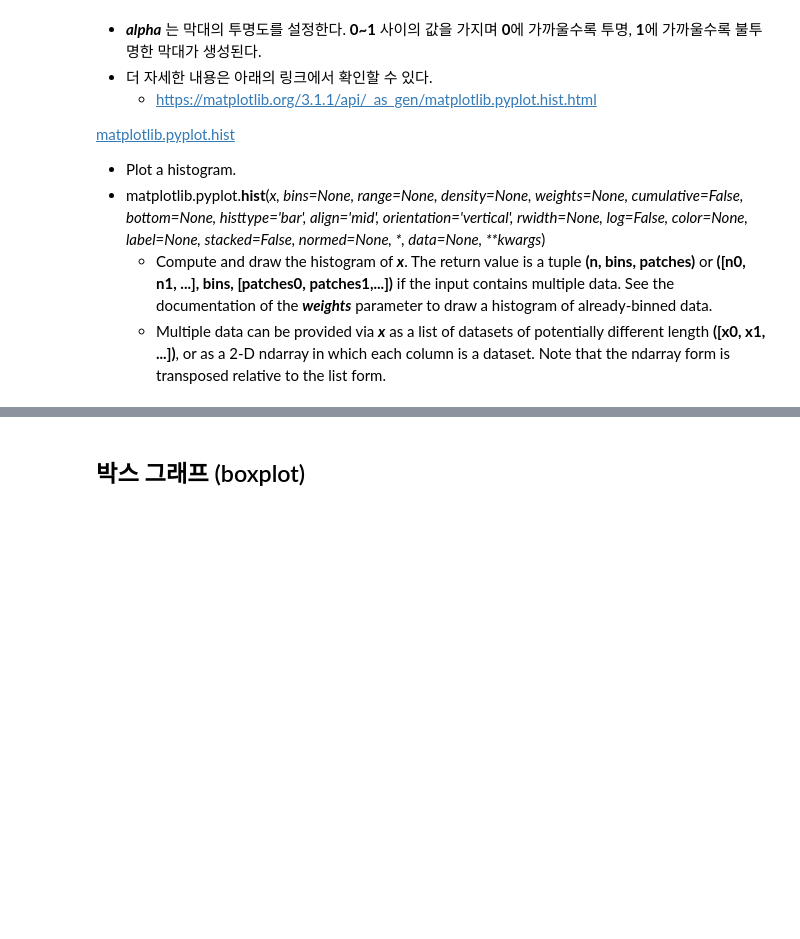
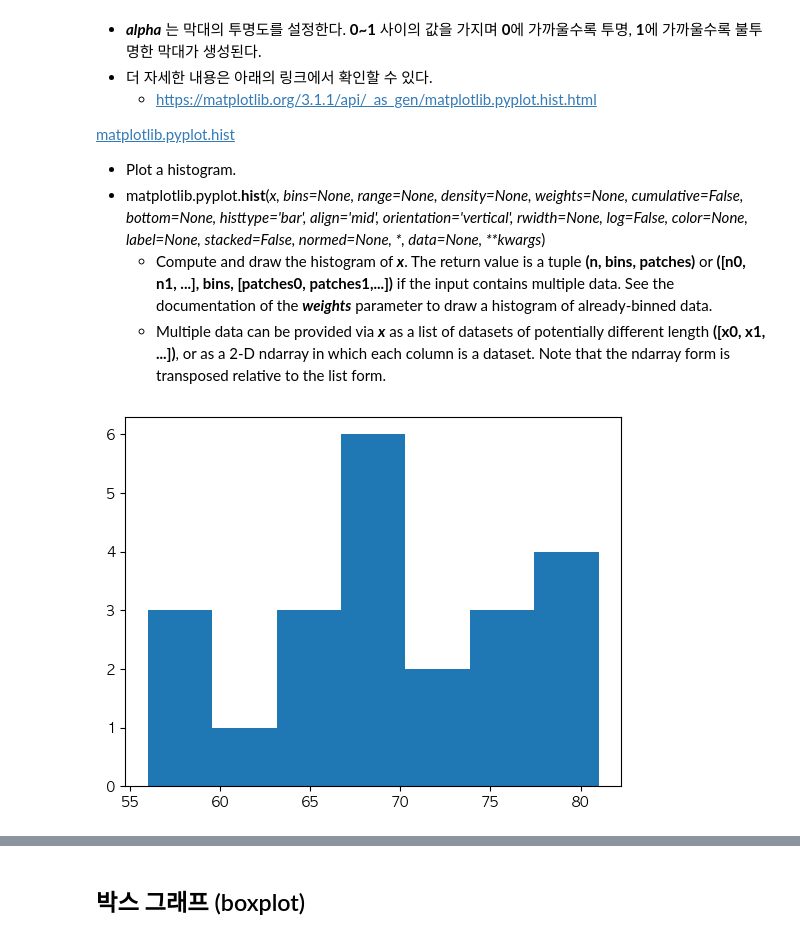
Before and after one commit to Meonu/AI-Bigdata-Study, a Jupyter notebook: practice/3. data_visualization_1.ipynb, the cells around one changed output, grey strips where cells are left out. Drawn from its saved outputs; the diff is of its cells as text; code cells hidden in the pictures; blank space fills up the shorter version.

```diff
--- a/practice/3. data_visualization_1.ipynb
+++ b/practice/3. data_visualization_1.ipynb
@@ -998,11 +1017,13 @@ plt.show();
 # %%
 # 몸무게 data의 histogram
 weight = [68, 81, 64, 56, 78, 74, 61, 77, 66, 68, 59, 71,
           80, 59, 67, 81, 69, 73, 69, 74, 70, 65]
 
 ## type your code ##
-
+plt.hist(weight,bins=7)
 plt.show();
+# %% [output]
+[figure, added]
 # %%
 # 키 data의 histogram
 height = [
```
Also changed, not shown: parts of 12 cells of this notebook.
